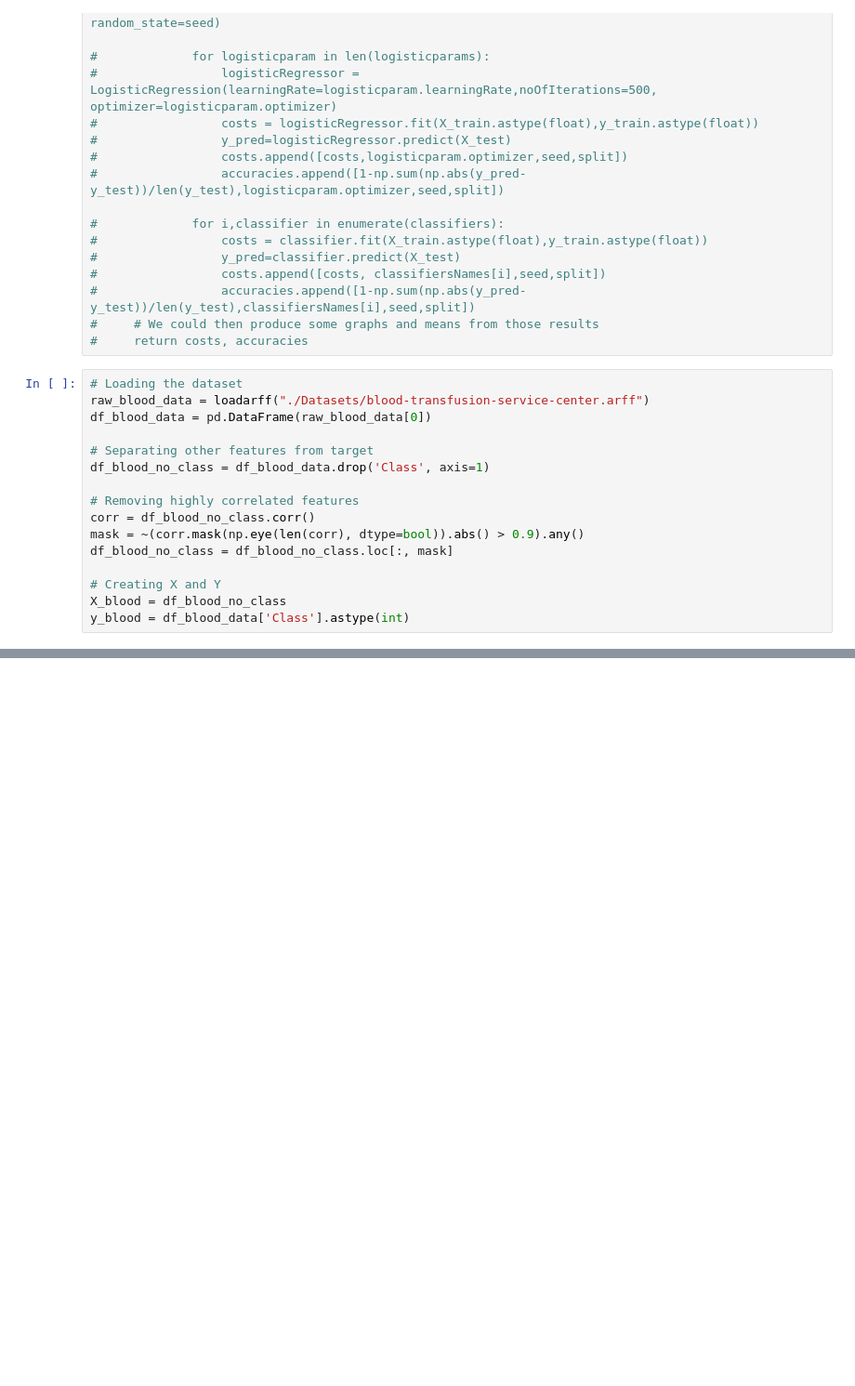
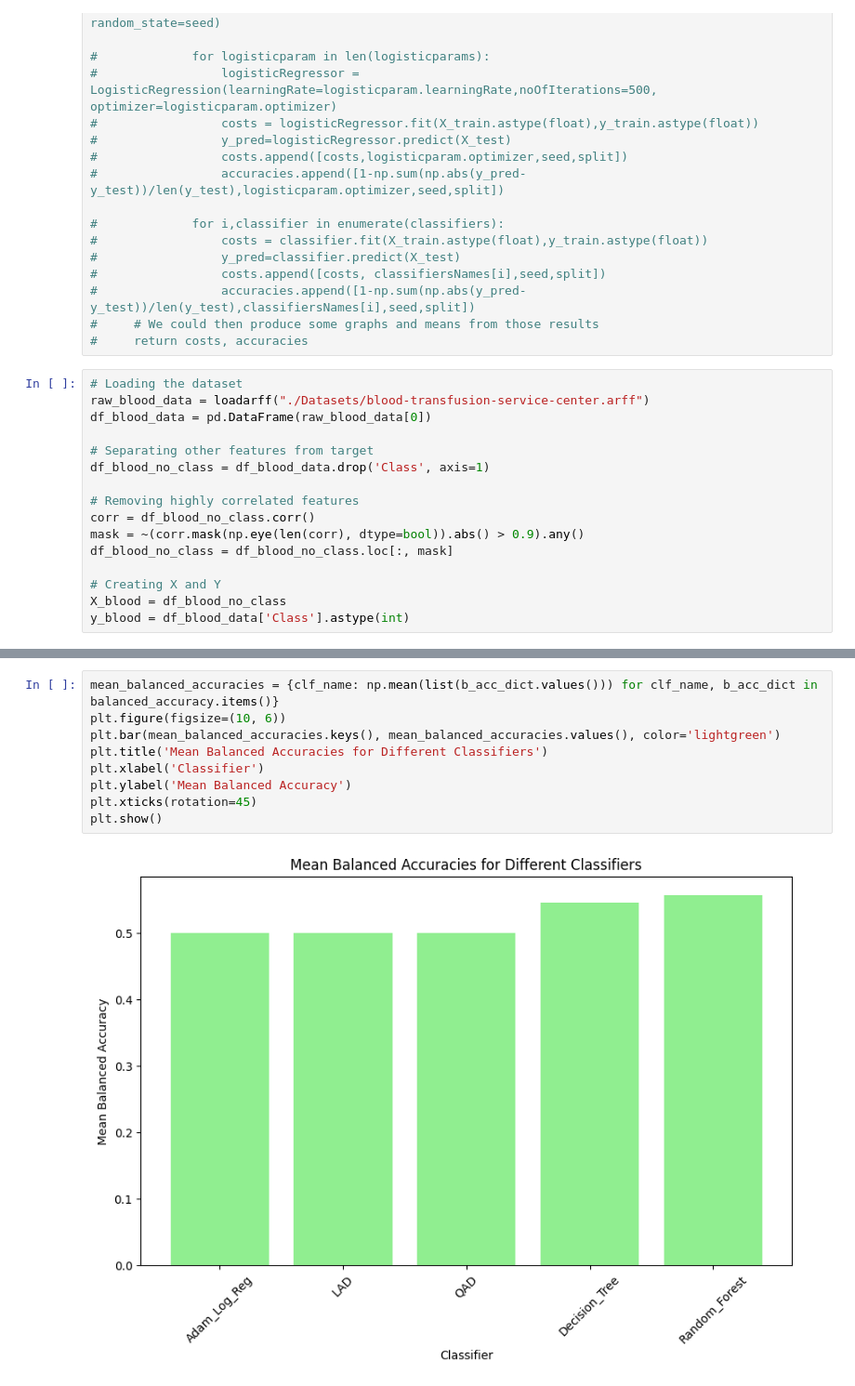
Before and after one commit to PrusWielki/advml-proj-1, a Jupyter notebook: task3.ipynb, the cells around one changed output, grey strips where cells are left out. Shown at 93% size. Cells and saved outputs as stored; diff of their text form; blank space fills up the shorter version.

```diff
--- a/task3.ipynb
+++ b/task3.ipynb
@@ -308,0 +217,11 @@ np.mean(list(a["Adam_Log_Reg"].values()))
+# %%
+mean_balanced_accuracies = {clf_name: np.mean(list(b_acc_dict.values())) for clf_name, b_acc_dict in balanced_accuracy.items()}
+plt.figure(figsize=(10, 6))
+plt.bar(mean_balanced_accuracies.keys(), mean_balanced_accuracies.values(), color='lightgreen')
+plt.title('Mean Balanced Accuracies for Different Classifiers')
+plt.xlabel('Classifier')
+plt.ylabel('Mean Balanced Accuracy')
+plt.xticks(rotation=45)
+plt.show()
+# %% [output]
+[figure, added]
```
Also changed, not shown: parts of 7 cells of this notebook.
